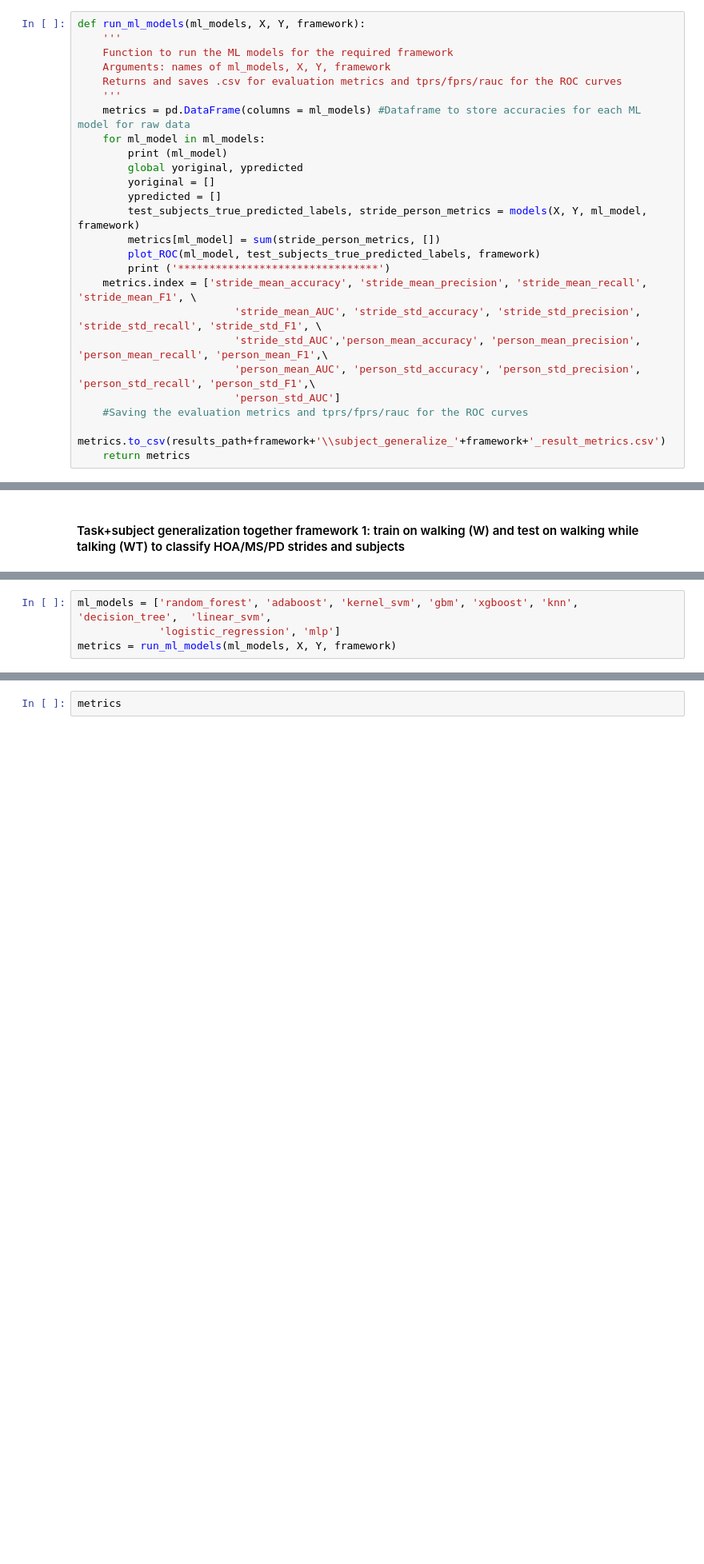
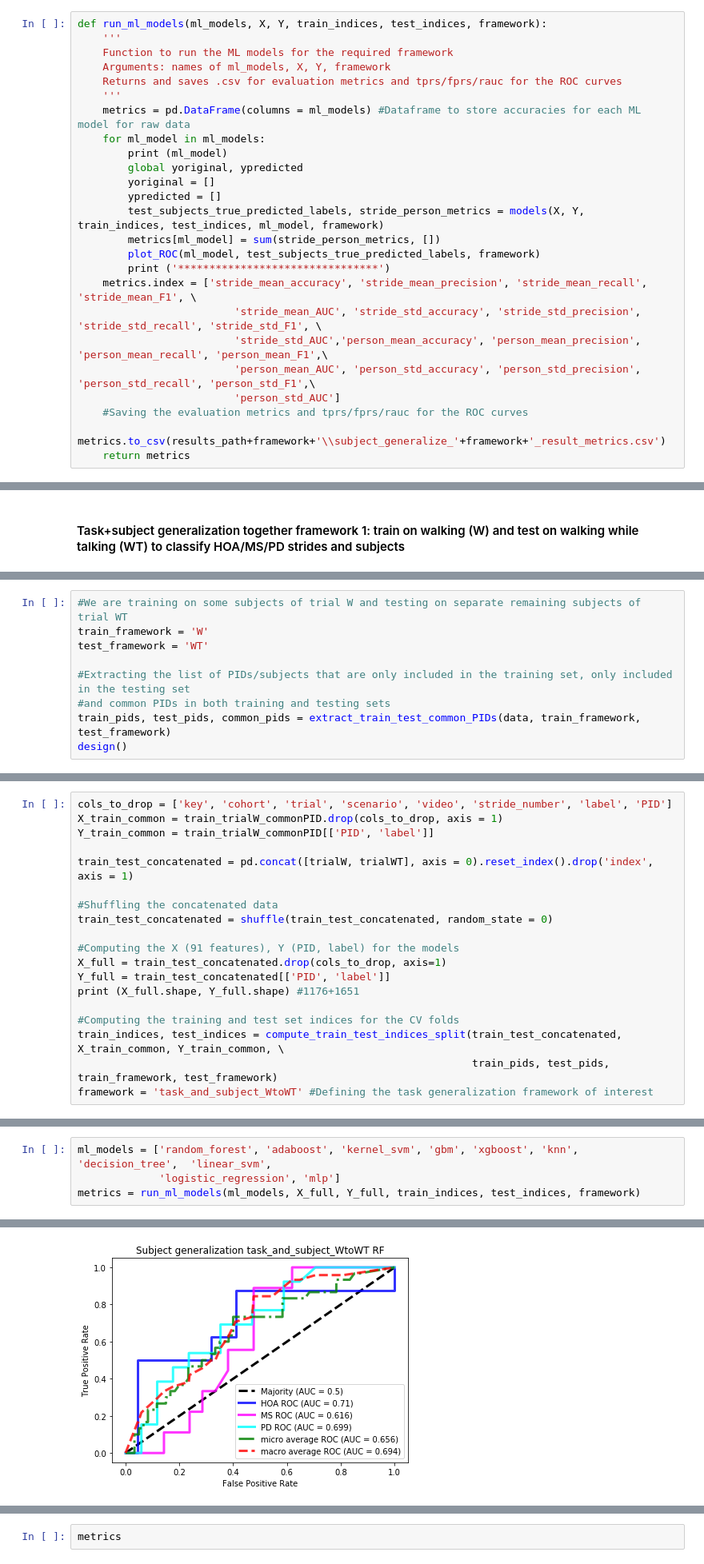
Before and after one commit to kaurrachneet6/Vision-Based-Gait-Analysis-Framework-for-Predicting-Multiple-Sclerosis, a Jupyter notebook: Machine Learning/Task_and_SubjectGeneralize_MLtraditional.ipynb, the cells around one changed output, grey strips where cells are left out. Shown: that part at 80% size. Cells and saved outputs as stored; diff of their text form; blank space fills up the shorter version.

```diff
--- a/Machine Learning/Task_and_SubjectGeneralize_MLtraditional.ipynb
+++ b/Machine Learning/Task_and_SubjectGeneralize_MLtraditional.ipynb
@@ -322,7 +445,7 @@ def plot_ROC(ml_model, test_set_true_predicted_labels, framework):
     plt.savefig(results_path + framework+'\\CFmatrix_subject_generalize_' + framework + '_'+ ml_model+ '.png', dpi = 350)
     plt.show()
 # %%
-def run_ml_models(ml_models, X, Y, framework):
+def run_ml_models(ml_models, X, Y, train_indices, test_indices, framework):
     '''
     Function to run the ML models for the required framework
     Arguments: names of ml_models, X, Y, framework
@@ -334,7 +457,7 @@ def run_ml_models(ml_models, X, Y, framework):
         global yoriginal, ypredicted
         yoriginal = []
         ypredicted = []
-        test_subjects_true_predicted_labels, stride_person_metrics = models(X, Y, ml_model, framework)
+        test_subjects_true_predicted_labels, stride_person_metrics = models(X, Y, train_indices, test_indices, ml_model, framework)
         metrics[ml_model] = sum(stride_person_metrics, [])
         plot_ROC(ml_model, test_subjects_true_predicted_labels, framework)
         print ('********************************')
@@ -440,0 +479,9 @@ framework = 'WtoWT' #Defining the task generalization framework of interest
+# %%
+#We are training on some subjects of trial W and testing on separate remaining subjects of trial WT
+train_framework = 'W'
+test_framework = 'WT'
+
+#Extracting the list of PIDs/subjects that are only included in the training set, only included in the testing set
+#and common PIDs in both training and testing sets
+train_pids, test_pids, common_pids = extract_train_test_common_PIDs(data, train_framework, test_framework)
+design()
@@ -440,0 +561,19 @@ framework = 'WtoWT' #Defining the task generalization framework of interest
+# %%
+cols_to_drop = ['key', 'cohort', 'trial', 'scenario', 'video', 'stride_number', 'label', 'PID']
+X_train_common = train_trialW_commonPID.drop(cols_to_drop, axis = 1)
+Y_train_common = train_trialW_commonPID[['PID', 'label']]
+
+train_test_concatenated = pd.concat([trialW, trialWT], axis = 0).reset_index().drop('index', axis = 1)
+
+#Shuffling the concatenated data
+train_test_concatenated = shuffle(train_test_concatenated, random_state = 0)
+
+#Computing the X (91 features), Y (PID, label) for the models
+X_full = train_test_concatenated.drop(cols_to_drop, axis=1)
+Y_full = train_test_concatenated[['PID', 'label']]
+print (X_full.shape, Y_full.shape) #1176+1651
+
+#Computing the training and test set indices for the CV folds
+train_indices, test_indices = compute_train_test_indices_split(train_test_concatenated, X_train_common, Y_train_common, \
+                                                               train_pids, test_pids, train_framework, test_framework)
+framework = 'task_and_subject_WtoWT' #Defining the task generalization framework of interest
@@ -441,4 +582,5 @@ framework = 'WtoWT' #Defining the task generalization framework of interest
 # %%
 ml_models = ['random_forest', 'adaboost', 'kernel_svm', 'gbm', 'xgboost', 'knn', 'decision_tree',  'linear_svm',
              'logistic_regression', 'mlp']
-metrics = run_ml_models(ml_models, X, Y, framework)
+metrics = run_ml_models(ml_models, X_full, Y_full, train_indices, test_indices, framework)
+# %% [output]
@@ -444,0 +594 @@ metrics = run_ml_models(ml_models, X, Y, framework)
+[figure, added]
```
Also changed, not shown: parts of 20 cells of this notebook.
